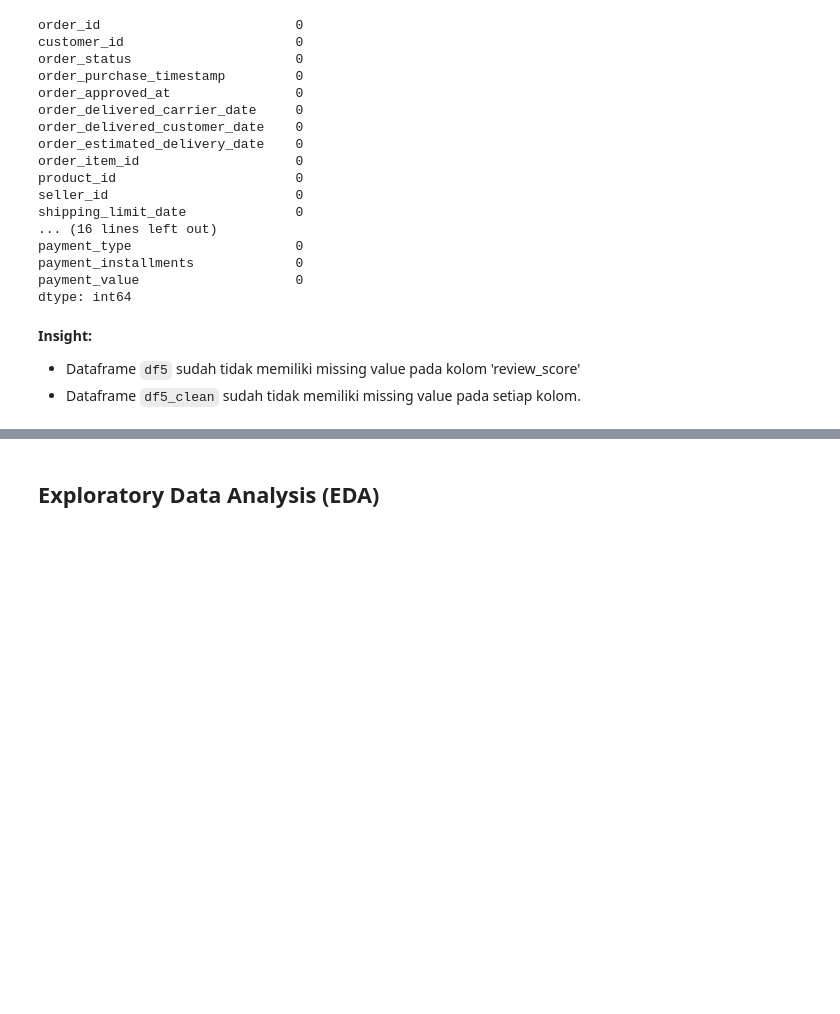
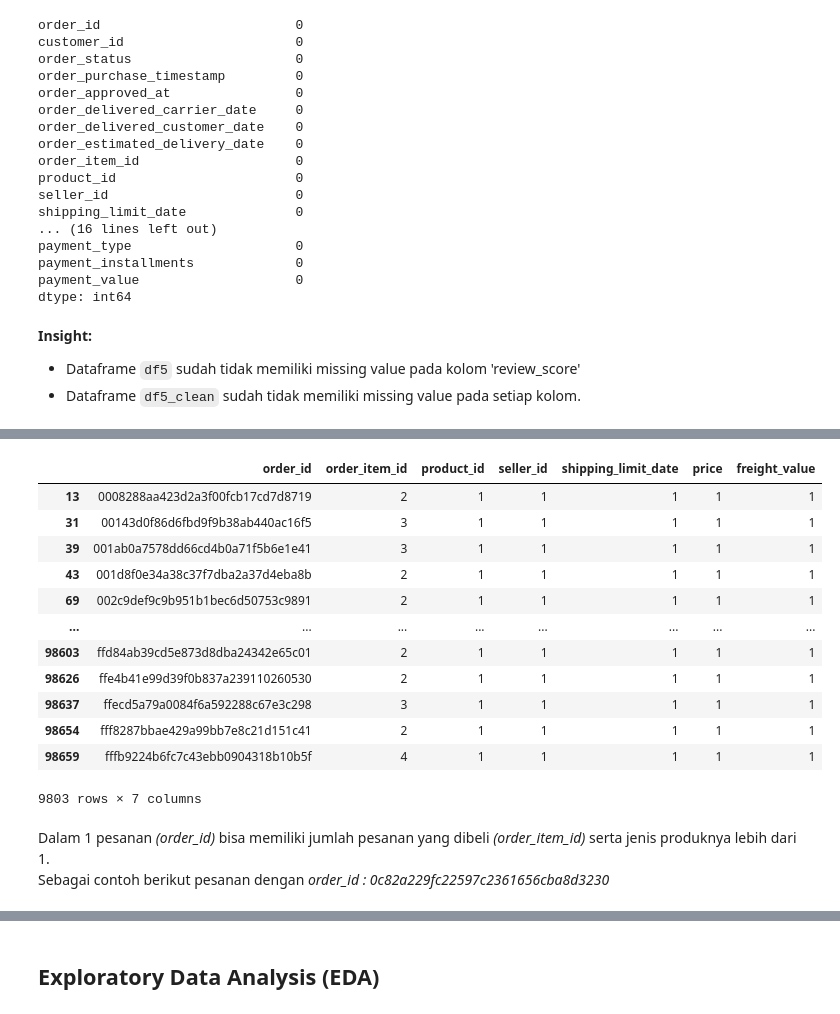
Before and after one commit to f2rra/dicoding, a Jupyter notebook: belajar-analisis-data-dengan-python/Proyek_Analisis_Data.ipynb, the cells around one changed output, grey strips where cells are left out. Saved outputs shown, nothing was run; the diff lists cells and outputs as text; code cells hidden in the pictures; blank space fills up the shorter version.

```diff
--- a/belajar-analisis-data-dengan-python/Proyek_Analisis_Data.ipynb
+++ b/belajar-analisis-data-dengan-python/Proyek_Analisis_Data.ipynb
@@ -1108,0 +1695,19 @@ dtype: int64
+# %%
+order_items_group_df[order_items_group_df.order_item_id > 1]
+# %% [output]
+|  | order_id | order_item_id | product_id | seller_id | shipping_limit_date | price | freight_value |
+| 13 | 0008288aa423d2a3f00fcb17cd7d8719 | 2 | 1 | 1 | 1 | 1 | 1 |
+| 31 | 00143d0f86d6fbd9f9b38ab440ac16f5 | 3 | 1 | 1 | 1 | 1 | 1 |
+| 39 | 001ab0a7578dd66cd4b0a71f5b6e1e41 | 3 | 1 | 1 | 1 | 1 | 1 |
+| 43 | 001d8f0e34a38c37f7dba2a37d4eba8b | 2 | 1 | 1 | 1 | 1 | 1 |
+| 69 | 002c9def9c9b951b1bec6d50753c9891 | 2 | 1 | 1 | 1 | 1 | 1 |
+| ... | ... | ... | ... | ... | ... | ... | ... |
+| 98603 | ffd84ab39cd5e873d8dba24342e65c01 | 2 | 1 | 1 | 1 | 1 | 1 |
+| 98626 | ffe4b41e99d39f0b837a239110260530 | 2 | 1 | 1 | 1 | 1 | 1 |
+| 98637 | ffecd5a79a0084f6a592288c67e3c298 | 3 | 1 | 1 | 1 | 1 | 1 |
+| 98654 | fff8287bbae429a99bb7e8c21d151c41 | 2 | 1 | 1 | 1 | 1 | 1 |
+| 98659 | fffb9224b6fc7c43ebb0904318b10b5f | 4 | 1 | 1 | 1 | 1 | 1 |
+9803 rows × 7 columns
+# %% [markdown]
+Dalam 1 pesanan *(order_id)* bisa memiliki jumlah pesanan yang dibeli *(order_item_id)* serta jenis produknya lebih dari 1.
+Sebagai contoh berikut pesanan dengan *order_id : 0c82a229fc22597c2361656cba8d3230*
```
Also changed, not shown: parts of 121 cells of this notebook.
